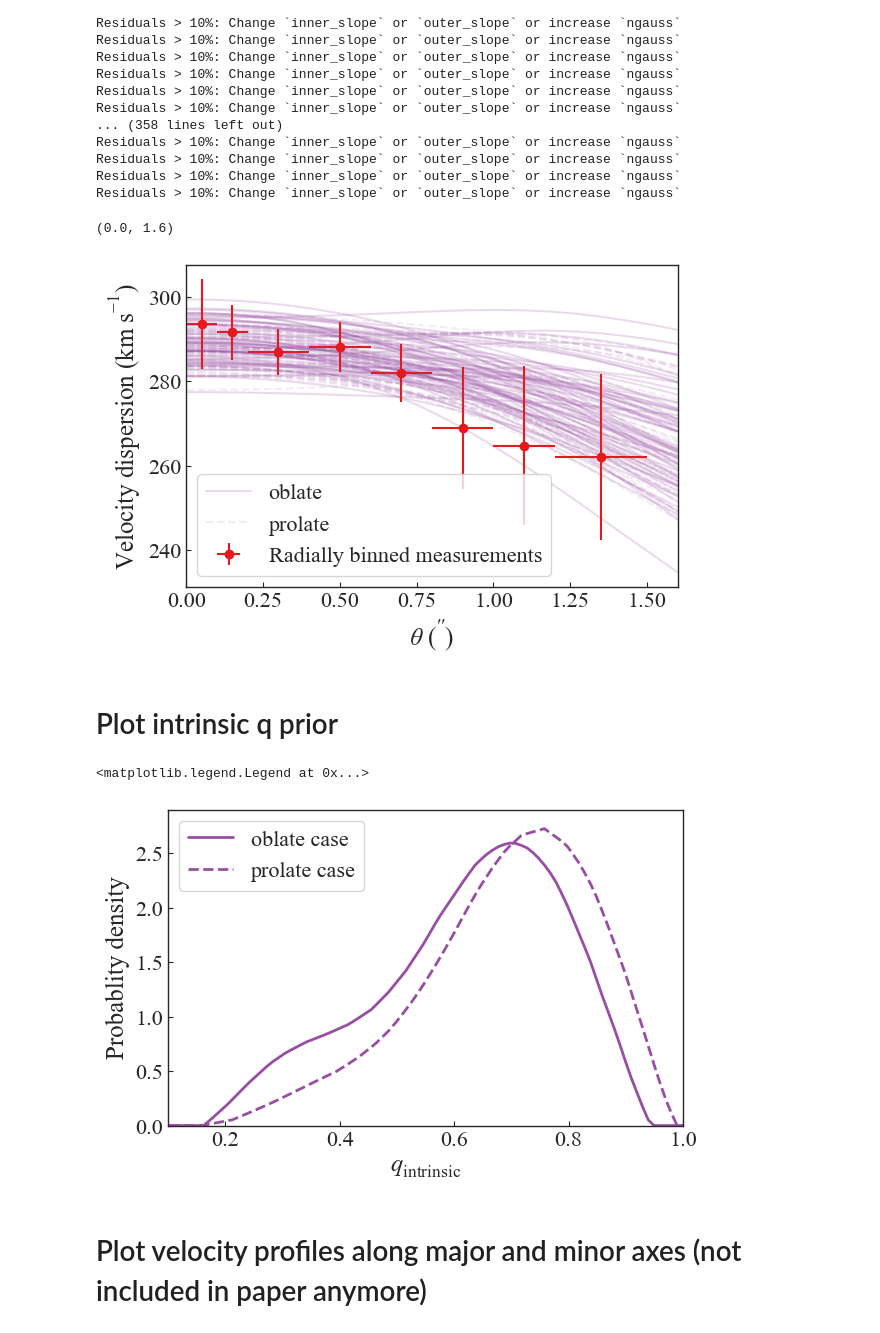
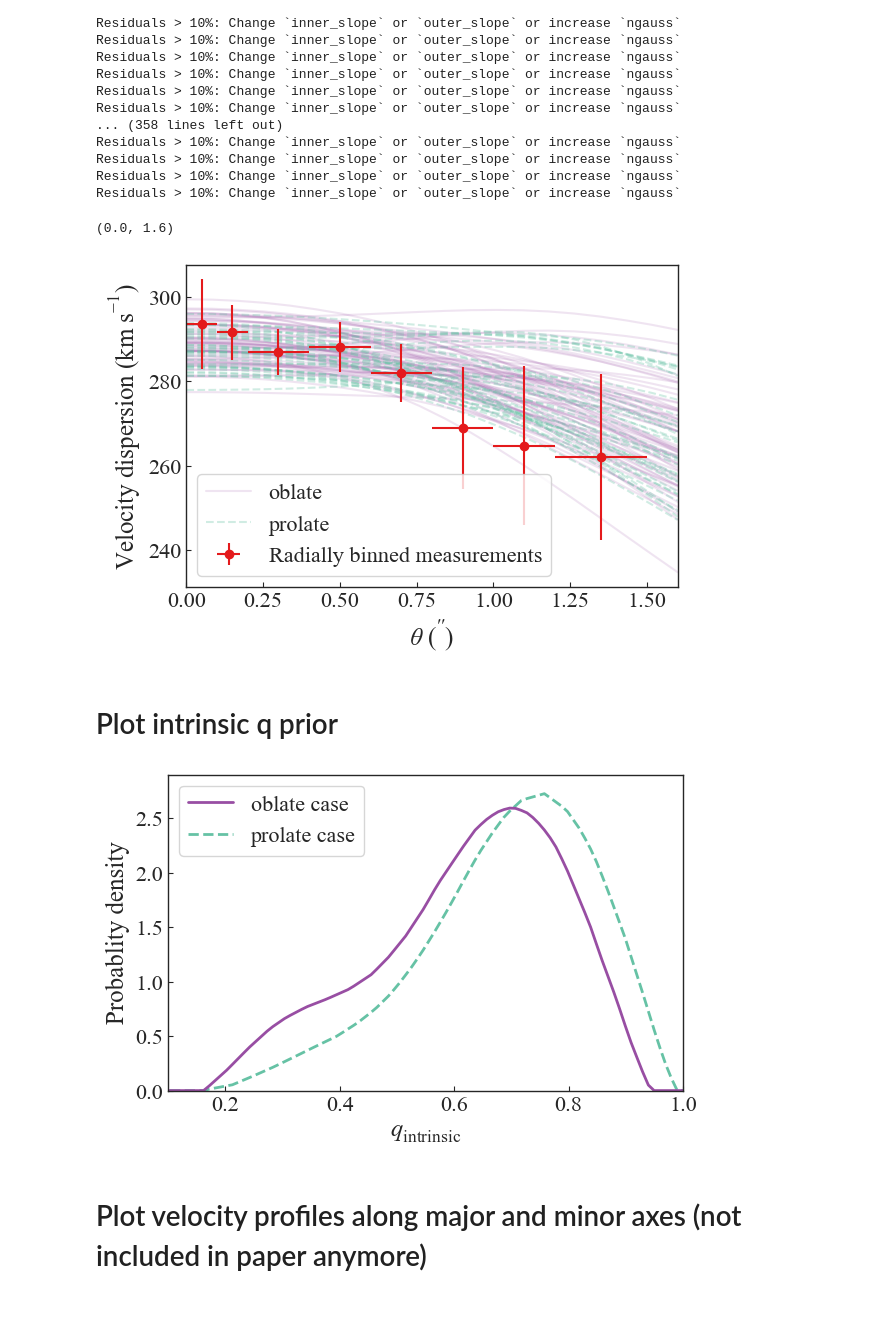
Before and after one commit to TDCOSMO/RXJ1131_KCWI, a Jupyter notebook: Plot kinematic maps, get oblateness probability, radial profile.ipynb, the cells around one changed output. Saved outputs shown, nothing was run; the diff lists cells and outputs as text; code cells hidden in the pictures.

```diff
--- a/Plot kinematic maps, get oblateness probability, radial profile.ipynb
+++ b/Plot kinematic maps, get oblateness probability, radial profile.ipynb
@@ -542,15 +542,15 @@ ax.errorbar(x=(radial_bins[:-1]+np.diff(radial_bins)/2.),
 
 for i in range(len(radial_profiles_oblate)):
     if i == 0:
-        ax.plot(r, radial_profiles_oblate[i], c=pf.cb_purple, alpha=0.2, zorder=-20, label='oblate')
+        ax.plot(r, radial_profiles_oblate[i], c=pf.cb_purple, alpha=0.15, zorder=-20, label='oblate')
     else:
-        ax.plot(r, radial_profiles_oblate[i], c=pf.cb_purple, alpha=0.2, zorder=-20)
+        ax.plot(r, radial_profiles_oblate[i], c=pf.cb_purple, alpha=0.15, zorder=-20)
 
 for i in range(len(radial_profiles_prolate)):
     if i == 0:
-        ax.plot(r, radial_profiles_prolate[i], c=pf.cb_purple, alpha=0.1, ls='--', label='prolate')
+        ax.plot(r, radial_profiles_prolate[i], c=pf.cb2_emerald, alpha=0.3, ls='--', label='prolate', zorder=-10)
     else:
-        ax.plot(r, radial_profiles_prolate[i], c=pf.cb_purple, alpha=0.1, ls='--')
+        ax.plot(r, radial_profiles_prolate[i], c=pf.cb2_emerald, alpha=0.3, ls='--', zorder=-10)
 
 # params = get_most_likely_value('jampy', 'ifu', 'constant', 'axisymmetric', 'powerlaw', snr=23, shape='prolate', burnin=-300)
 # ax.plot(r, get_radial_profile(params, 'prolate'), lw='2', zorder=-10)
@@ -561,9 +561,13 @@ ax.legend()
 ax.set_xlim(0, 1.6)
 
 # # ax.legend()
+
+# fig.savefig('/Users/ajshajib/Dropbox/Papers_Proposals/rxj1131_kcwi/figures/radial_velocity_dispersion.pdf',
+#             bbox_inches='tight'
+#            )
 # %% [output]
 (0.0, 1.6)
-[figure, old version]
+[figure, new version]
 # %% [markdown]
 # Plot intrinsic q prior
 # %%
@@ -577,24 +581,23 @@ intrinsic_q_prolate = kinematic_likelihood.get_intrinsic_q_prior(xs)
 # %%
 fig = plt.figure(figsize=pf.get_fig_size(width=pf.mnras_colwidth*2))
 
 ax = fig.add_subplot(111)
 
 ax.plot(xs, np.exp(intrinsic_q_oblate), label='oblate case', color=pf.cb_purple, lw=2, ls='-')
-ax.plot(xs, np.exp(intrinsic_q_prolate), label='prolate case', color=pf.cb_purple, zorder=-2, lw=2, ls='--')
+ax.plot(xs, np.exp(intrinsic_q_prolate), label='prolate case', color=pf.cb2_emerald, zorder=-2, lw=2, ls='--')
 
 ax.set_xlabel(r'$q_{\rm intrinsic}$')
 ax.set_ylabel(r'Probablity density')
 ax.set_xlim(0.1, 1)
 ax.set_ylim(0, 2.9)
 # ax.set_yticklabels([])
 ax.legend()
 
 # fig.savefig('/Users/ajshajib/Dropbox/Papers_Proposals/rxj1131_kcwi/figures/q_intrinsic_prior.pdf',
 #             bbox_inches='tight'
 #            )
 # %% [output]
-<matplotlib.legend.Legend at 0x...>
-[figure, old version]
+[figure, new version]
 # %% [markdown]
 # Plot velocity profiles along major and minor axes (not included in paper anymore)
 # %% [markdown]
```
Also changed, not shown: parts of 15 cells of this notebook, 12 other files.
